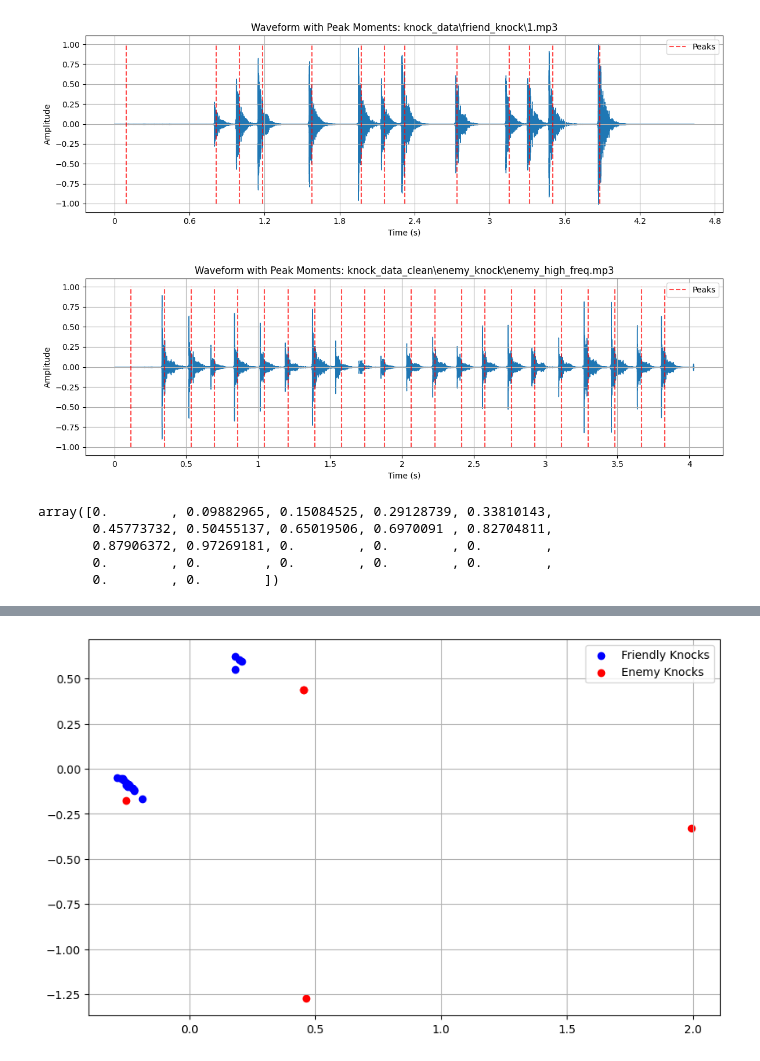
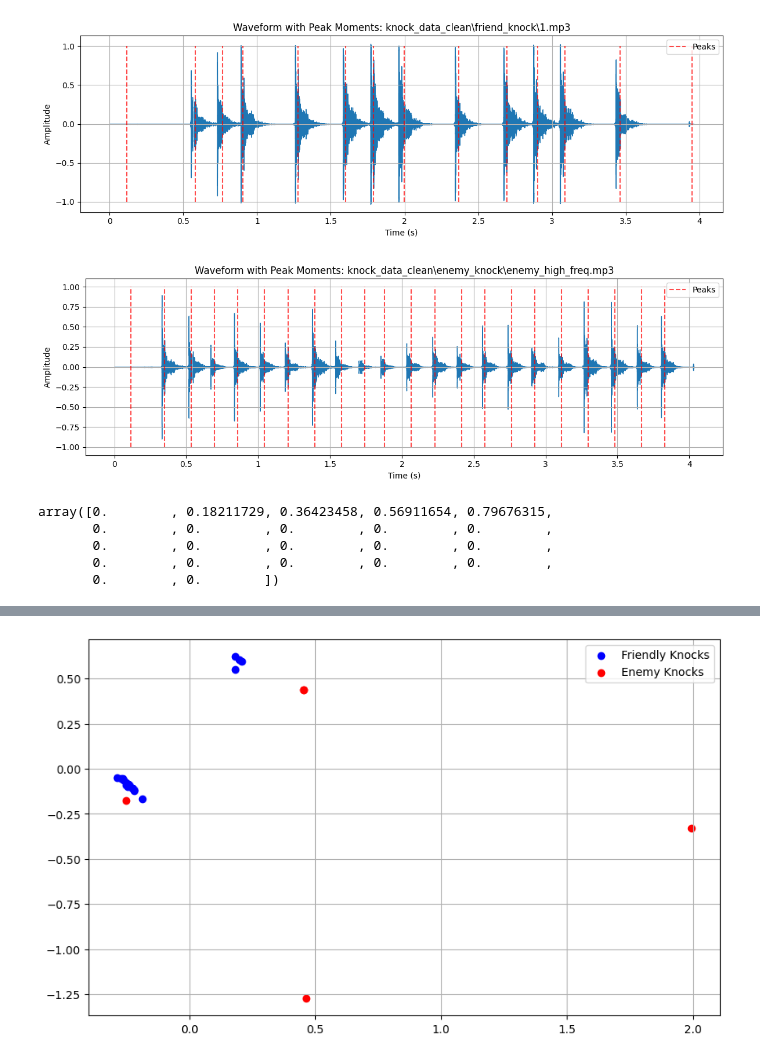
Before and after one commit to duinage/BigData, a Jupyter notebook: knock_password_enemy_detect/main.ipynb, the cells around one changed output, grey strips where cells are left out. Saved outputs shown, nothing was run; the diff lists cells and outputs as text; code cells hidden in the pictures.

```diff
--- a/knock_password_enemy_detect/main.ipynb
+++ b/knock_password_enemy_detect/main.ipynb
@@ -60,27 +60,27 @@ for file_path in enemy_files:
 # %%
 def visualize_peaks_waveform(audio_path, peak_times):
     y, sr = librosa.load(audio_path)
 
     plt.figure(figsize=(12, 4))
     librosa.display.waveshow(y, sr=sr)
     plt.vlines(peak_times, -1, 1, color='r', alpha=0.7, linestyle='--', label='Peaks')
     plt.title(f'Waveform with Peak Moments: {audio_path}')
     plt.xlabel('Time (s)')
     plt.ylabel('Amplitude')
     plt.legend()
     plt.grid(True)
     plt.tight_layout()
     plt.show()
 
-audio_file = r'knock_data\friend_knock\1.mp3'
+audio_file = r'knock_data_clean\friend_knock\1.mp3'
 peak_times, _ = extract_peaks(audio_file)
 visualize_peaks_waveform(audio_file, peak_times)
 
 audio_file = r'knock_data_clean\enemy_knock\enemy_high_freq.mp3'
 peak_times, _ = extract_peaks(audio_file)
 visualize_peaks_waveform(audio_file, peak_times)
 # %% [output]
-[figure, old version]
+[figure, new version]
 [figure]
 # %%
 max_len = 0
@@ -89,17 +89,18 @@ for f in friendly_features:
 for f in enemy_features:
     max_len = max(max_len, len(f))
 
+
 padded_friendly_features = [np.pad(f, (0, max_len - len(f))) for f in friendly_features]
 friendly_feature_matrix = np.array(padded_friendly_features) if padded_friendly_features else np.empty((0, 0))
 
 padded_enemy_features = [np.pad(f, (0, max_len - len(f))) for f in enemy_features]
 enemy_feature_matrix = np.array(padded_enemy_features) if padded_enemy_features else np.empty((0, 0))
 
-enemy_feature_matrix[0]
+enemy_feature_matrix[1]
 # %% [output]
-array([0.        , 0.09882965, 0.15084525, 0.29128739, 0.33810143,
-       0.45773732, 0.50455137, 0.65019506, 0.6970091 , 0.82704811,
-       0.87906372, 0.97269181, 0.        , 0.        , 0.        ,
+array([0.        , 0.18211729, 0.36423458, 0.56911654, 0.79676315,
+       0.        , 0.        , 0.        , 0.        , 0.        ,
+       0.        , 0.        , 0.        , 0.        , 0.        ,
        0.        , 0.        , 0.        , 0.        , 0.        ,
        0.        , 0.        ])
 # %%
```
Also changed, not shown: parts of 2 cells of this notebook.
